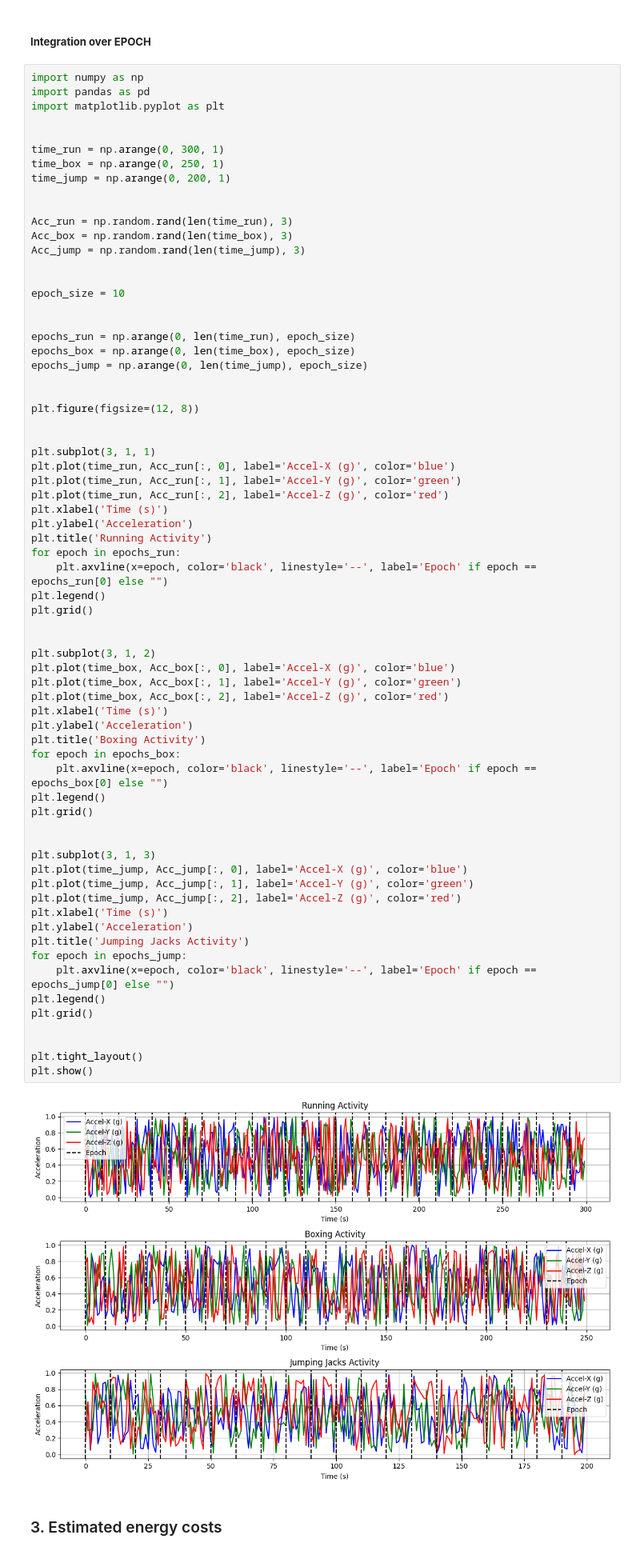
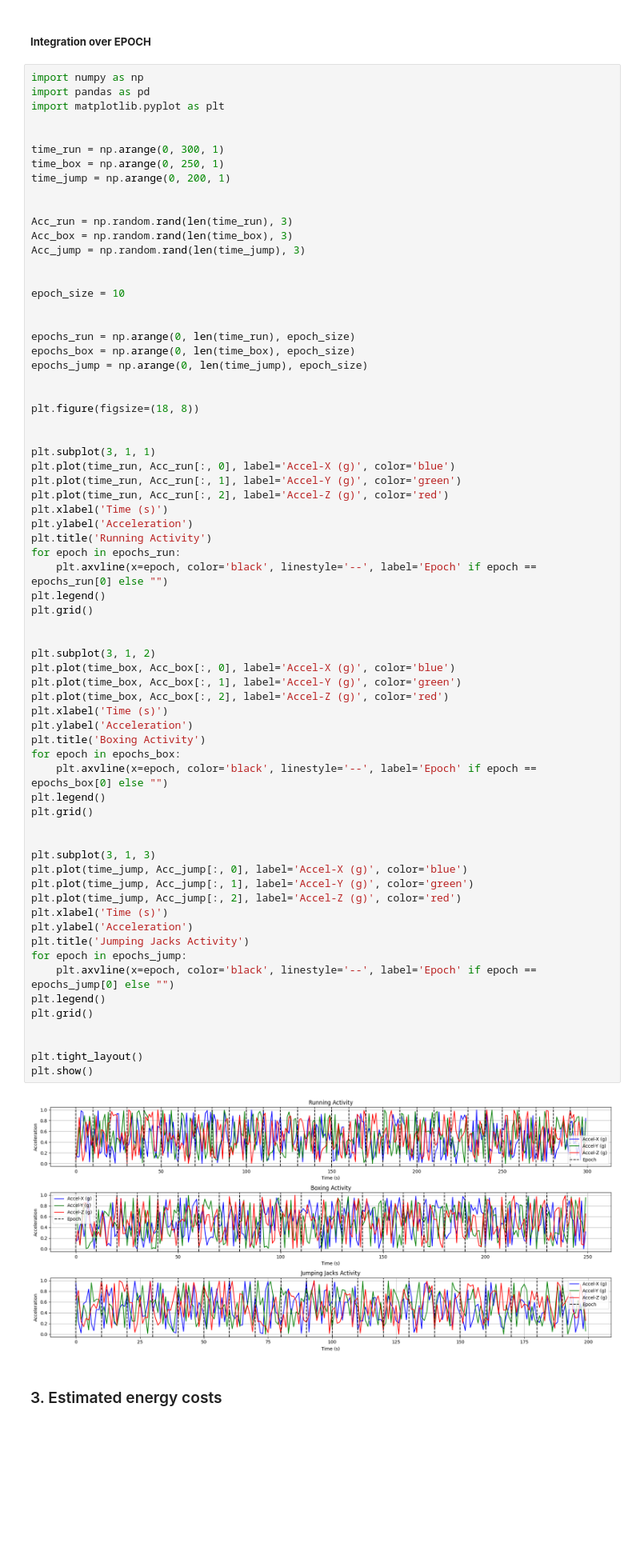
Before and after one commit to RachidatouOuattara/HAH913E-2024-physical-activity-analysis, a Jupyter notebook: Notebooks/AX3_project.ipynb, the cells around one changed output. Shown at 80% size. Cells and saved outputs as stored; diff of their text form; blank space fills up the shorter version.

```diff
--- a/Notebooks/AX3_project.ipynb
+++ b/Notebooks/AX3_project.ipynb
@@ -384,7 +421,7 @@ epochs_box = np.arange(0, len(time_box), epoch_size)
 epochs_jump = np.arange(0, len(time_jump), epoch_size)
 
 
-plt.figure(figsize=(12, 8))
+plt.figure(figsize=(18, 8))
 
 
 plt.subplot(3, 1, 1)
@@ -402,33 +439,33 @@ plt.grid()
 
 plt.subplot(3, 1, 2)
 plt.plot(time_box, Acc_box[:, 0], label='Accel-X (g)', color='blue')
 plt.plot(time_box, Acc_box[:, 1], label='Accel-Y (g)', color='green')
 plt.plot(time_box, Acc_box[:, 2], label='Accel-Z (g)', color='red')
 plt.xlabel('Time (s)')
 plt.ylabel('Acceleration')
 plt.title('Boxing Activity')
 for epoch in epochs_box:
     plt.axvline(x=epoch, color='black', linestyle='--', label='Epoch' if epoch == epochs_box[0] else "")
 plt.legend()
 plt.grid()
 
 
 plt.subplot(3, 1, 3)
 plt.plot(time_jump, Acc_jump[:, 0], label='Accel-X (g)', color='blue')
 plt.plot(time_jump, Acc_jump[:, 1], label='Accel-Y (g)', color='green')
 plt.plot(time_jump, Acc_jump[:, 2], label='Accel-Z (g)', color='red')
 plt.xlabel('Time (s)')
 plt.ylabel('Acceleration')
 plt.title('Jumping Jacks Activity')
 for epoch in epochs_jump:
     plt.axvline(x=epoch, color='black', linestyle='--', label='Epoch' if epoch == epochs_jump[0] else "")
 plt.legend()
 plt.grid()
 
 
 plt.tight_layout()
 plt.show()
 # %% [output]
-[figure, old version]
+[figure, new version]
 # %% [markdown]
 ### 3. Estimated energy costs
```
Also changed, not shown: parts of 10 cells of this notebook.
